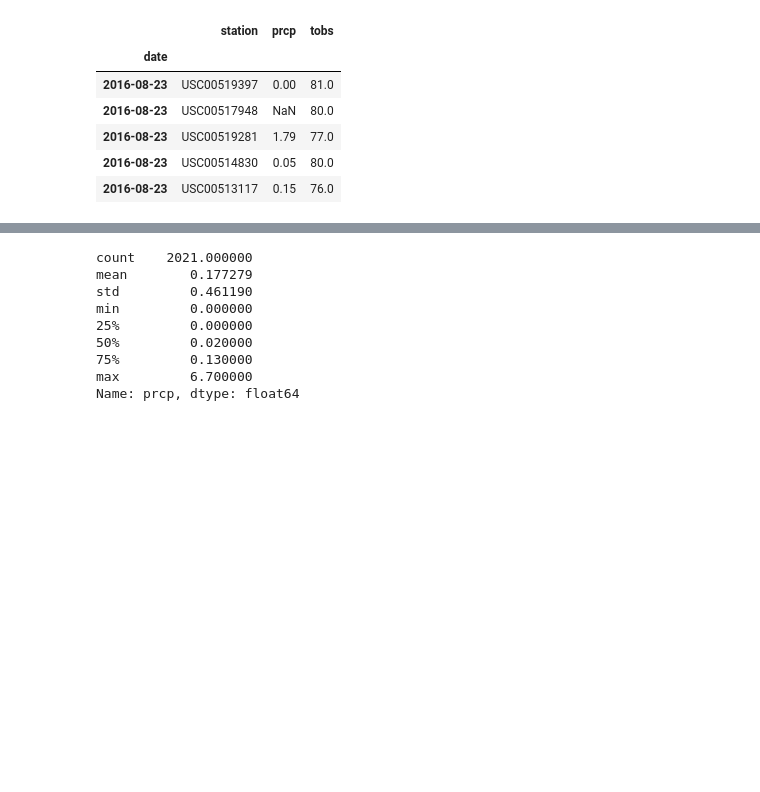
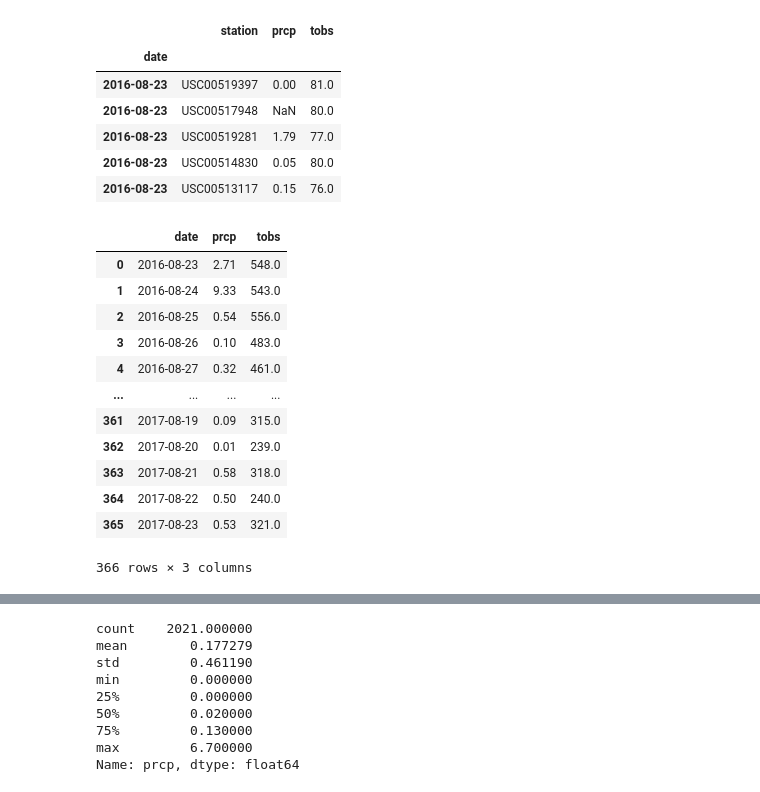
Before and after one commit to RL-Lane/SQLAlchemy-Weather-Analysis, a Jupyter notebook: climate.ipynb, the cells around one changed output, grey strips where cells are left out. Drawn from its saved outputs; the diff is of its cells as text; code cells hidden in the pictures; blank space fills up the shorter version.

```diff
--- a/climate.ipynb
+++ b/climate.ipynb
@@ -113,5 +113,25 @@ last_year_df.head()
 | 2016-08-23 | USC00519281 | 1.79 | 77.0 |
 | 2016-08-23 | USC00514830 | 0.05 | 80.0 |
 | 2016-08-23 | USC00513117 | 0.15 | 76.0 |
+# %%
+no_index = last_year_df.reset_index()
+precip_group = no_index.groupby('date')
+precip_sum_df = precip_group.sum()
+precip_sum_df_no_index = precip_sum_df.reset_index()
+precip_sum_df_no_index
+# %% [output]
+|  | date | prcp | tobs |
+| 0 | 2016-08-23 | 2.71 | 548.0 |
+| 1 | 2016-08-24 | 9.33 | 543.0 |
+| 2 | 2016-08-25 | 0.54 | 556.0 |
+| 3 | 2016-08-26 | 0.10 | 483.0 |
+| 4 | 2016-08-27 | 0.32 | 461.0 |
+| ... | ... | ... | ... |
+| 361 | 2017-08-19 | 0.09 | 315.0 |
+| 362 | 2017-08-20 | 0.01 | 239.0 |
+| 363 | 2017-08-21 | 0.58 | 318.0 |
+| 364 | 2017-08-22 | 0.50 | 240.0 |
+| 365 | 2017-08-23 | 0.53 | 321.0 |
+366 rows × 3 columns
 # %%
 # Use Pandas Plotting with Matplotlib to plot the data
```
Also changed, not shown: parts of 1 cell of this notebook.
